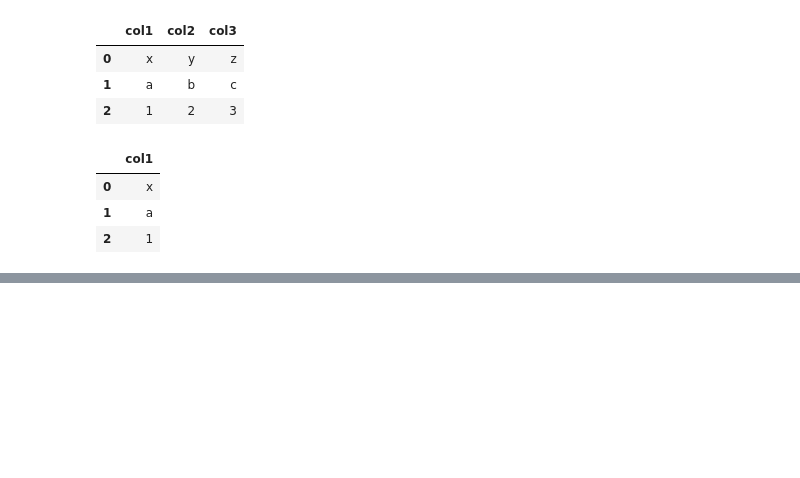
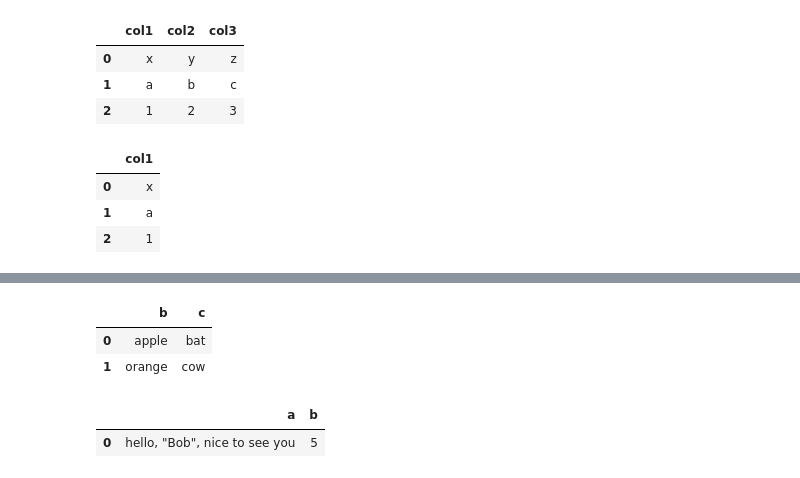
Before and after one commit to ankitsuwal/machine_learning, a Jupyter notebook: pandas_t1.ipynb, the cells around one changed output, grey strips where cells are left out. Drawn from its saved outputs; the diff is of its cells as text; code cells hidden in the pictures; blank space fills up the shorter version.

```diff
--- a/pandas_t1.ipynb
+++ b/pandas_t1.ipynb
@@ -285,0 +358,20 @@ df
+# %%
+ data = ('a,b,c\n'
+           '10,apple,bat,\n'
+            '22,orange,cow,')
+df = pd.read_csv(StringIO(data), usecols=['b', 'c'], index_col=False)
+
+df
+# %% [output]
+|  | b | c |
+| 0 | apple | bat |
+| 1 | orange | cow |
+# %%
+## Quoting and Escape Characters¶. Very useful in NLP
+
+data = 'a,b\n"hello, \\"Bob\\", nice to see you",5'
+df = pd.read_csv(StringIO(data), escapechar="\\")
+df
+# %% [output]
+|  | a | b |
+| 0 | hello, "Bob", nice to see you | 5 |
```
Also changed, not shown: parts of 16 cells of this notebook.
